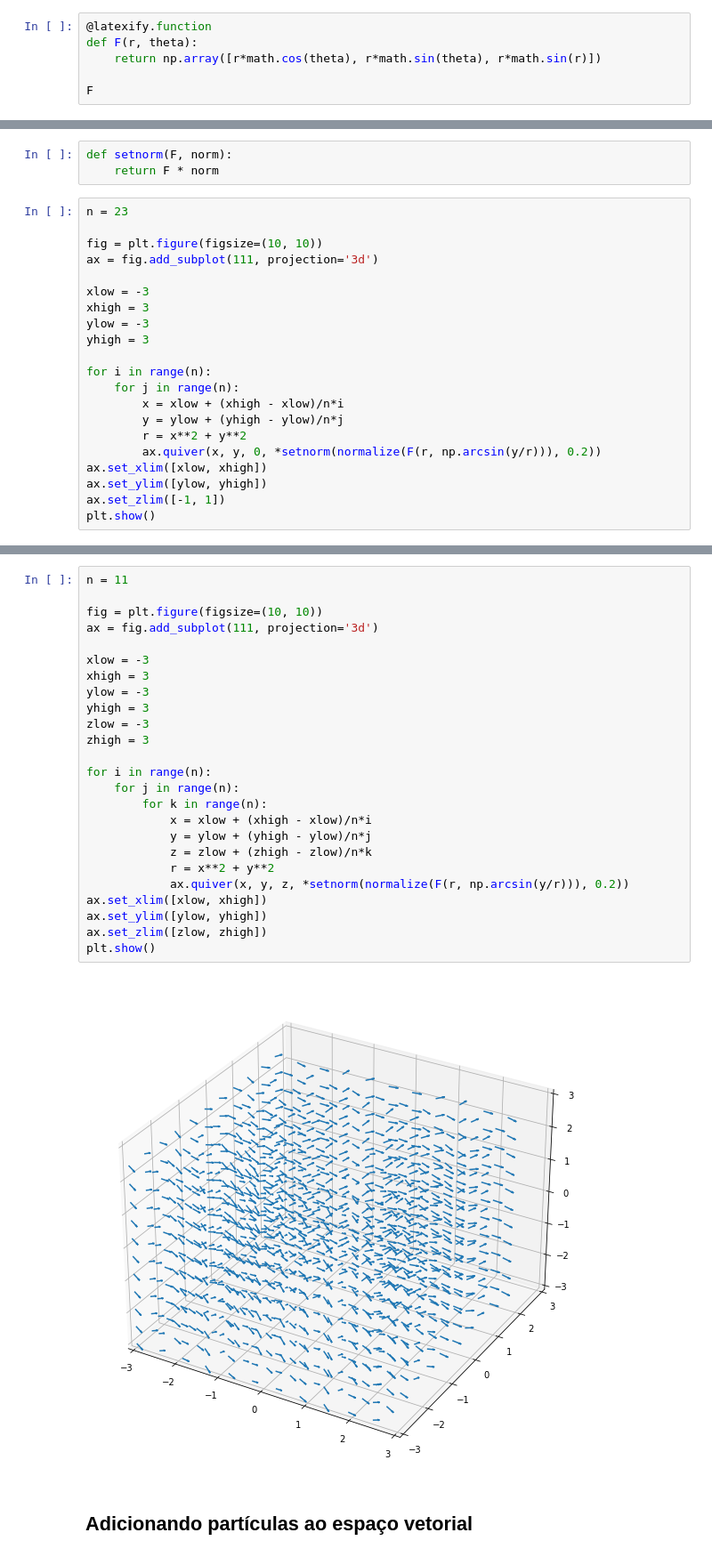
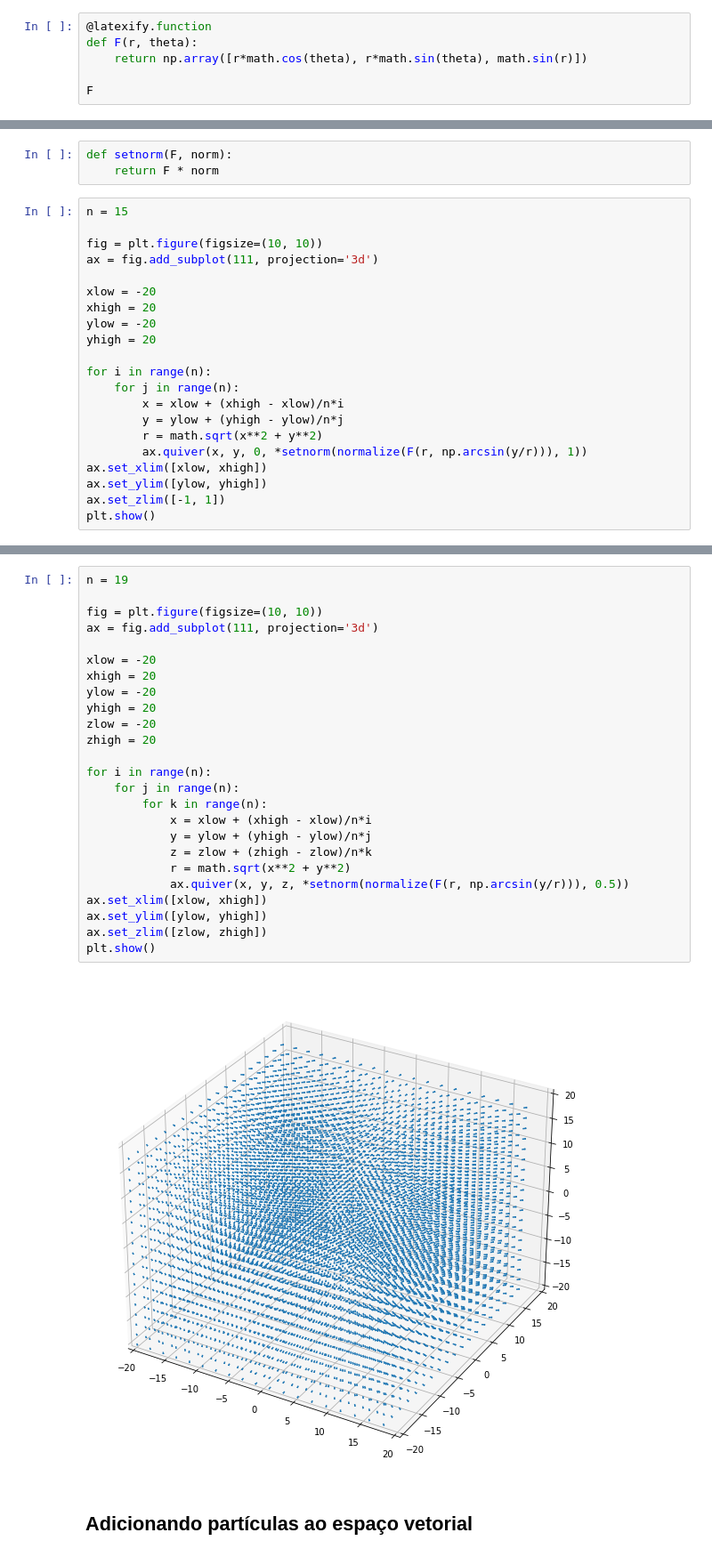
Before and after one commit to kibonusp/projeto-calculo-3, a Jupyter notebook: projeto.ipynb, the cells around one changed output, grey strips where cells are left out. Shown at 89% size. Drawn from its saved outputs; the diff is of its cells as text.

```diff
--- a/projeto.ipynb
+++ b/projeto.ipynb
@@ -34,7 +35,7 @@ from matplotlib import rc
 # %%
 @latexify.function
 def F(r, theta):
-    return np.array([r*math.cos(theta), r*math.sin(theta), r*math.sin(r)])
+    return np.array([r*math.cos(theta), r*math.sin(theta), math.sin(r)])
 
 F
 # %% [output]
@@ -46,22 +47,22 @@ def normalize(F):
 def setnorm(F, norm):
     return F * norm
 # %%
-n = 23
+n = 15
 
 fig = plt.figure(figsize=(10, 10))
 ax = fig.add_subplot(111, projection='3d')
 
-xlow = -3
-xhigh = 3
-ylow = -3
-yhigh = 3
+xlow = -20
+xhigh = 20
+ylow = -20
+yhigh = 20
 
 for i in range(n):
     for j in range(n):
         x = xlow + (xhigh - xlow)/n*i
         y = ylow + (yhigh - ylow)/n*j
-        r = x**2 + y**2
-        ax.quiver(x, y, 0, *setnorm(normalize(F(r, np.arcsin(y/r))), 0.2))
+        r = math.sqrt(x**2 + y**2)
+        ax.quiver(x, y, 0, *setnorm(normalize(F(r, np.arcsin(y/r))), 1))
 ax.set_xlim([xlow, xhigh])
 ax.set_ylim([ylow, yhigh])
 ax.set_zlim([-1, 1])
@@ -71,29 +72,29 @@ plt.show()
 # %%
-n = 11
+n = 19
 
 fig = plt.figure(figsize=(10, 10))
 ax = fig.add_subplot(111, projection='3d')
 
-xlow = -3
-xhigh = 3
-ylow = -3
-yhigh = 3
-zlow = -3
-zhigh = 3
+xlow = -20
+xhigh = 20
+ylow = -20
+yhigh = 20
+zlow = -20
+zhigh = 20
 
 for i in range(n):
     for j in range(n):
         for k in range(n):
             x = xlow + (xhigh - xlow)/n*i
             y = ylow + (yhigh - ylow)/n*j
             z = zlow + (zhigh - zlow)/n*k
-            r = x**2 + y**2
-            ax.quiver(x, y, z, *setnorm(normalize(F(r, np.arcsin(y/r))), 0.2))
+            r = math.sqrt(x**2 + y**2)
+            ax.quiver(x, y, z, *setnorm(normalize(F(r, np.arcsin(y/r))), 0.5))
 ax.set_xlim([xlow, xhigh])
 ax.set_ylim([ylow, yhigh])
 ax.set_zlim([zlow, zhigh])
 plt.show()
 # %% [output]
-[figure, old version]
+[figure, new version]
 # %% [markdown]
 ## Adicionando partículas ao espaço vetorial
```
Also changed, not shown: parts of 12 cells of this notebook.
